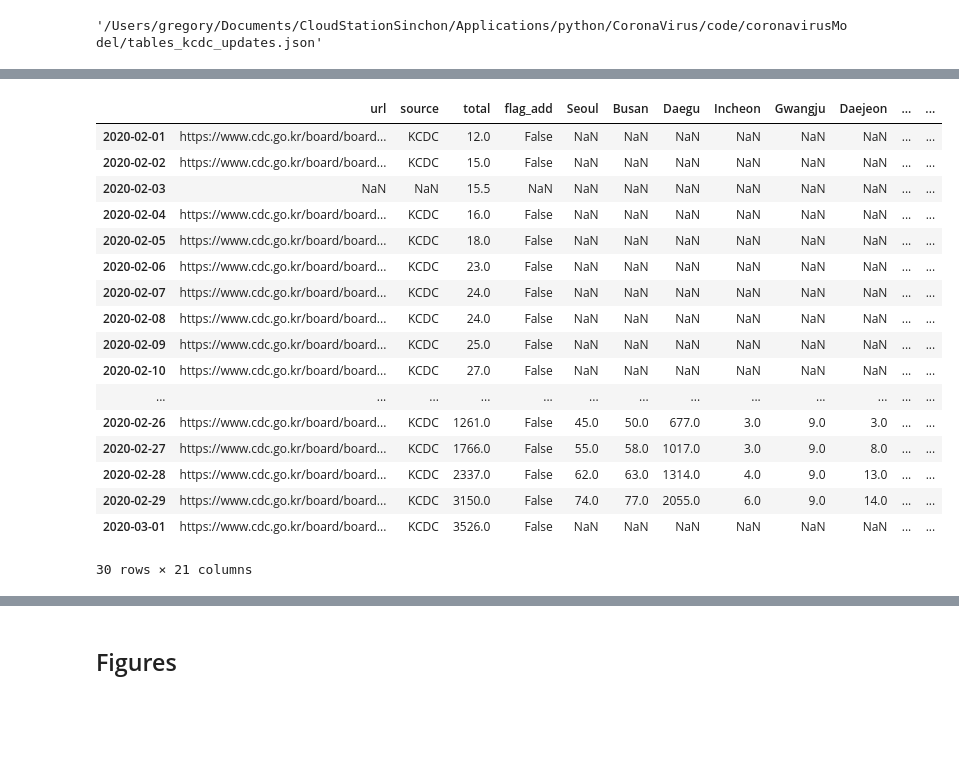
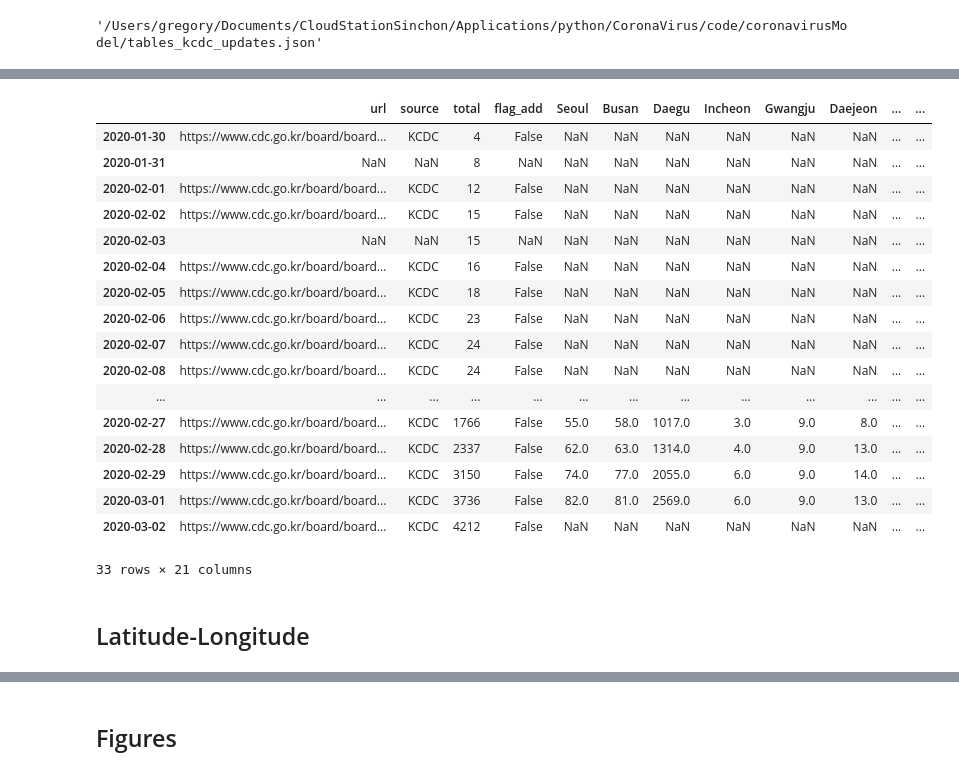
Before and after one commit to jeugregg/coronavirusModel, a Jupyter notebook: ScrapDataFromKoreaNews.ipynb, the cells around one changed output, grey strips where cells are left out. Saved outputs shown, nothing was run; the diff lists cells and outputs as text; code cells hidden in the pictures; blank space fills up the shorter version.

```diff
--- a/ScrapDataFromKoreaNews.ipynb
+++ b/ScrapDataFromKoreaNews.ipynb
@@ -108,3 +112,12 @@ def run_spider(spider):
 
     if result is not None:
         raise result
+# %%
+def convert_int(val_curr):
+    '''
+    To convert in integer if not NaN
+    '''
+    if np.isnan(val_curr):
+        return val_curr
+    else:
+        return int(val_curr)
@@ -777,6 +792,8 @@ def correct_interpol_value(df_in):
                 (0.5*df_kcdc.loc[day_curr_before, list_col] + \
                 0.5*df_kcdc.loc[day_curr_after, list_col]).astype(np.int64,
                                                              errors='ignore')
+    for area_curr in list_col:
+        df_kcdc[area_curr] = df_kcdc[area_curr].apply(convert_int)
     return df_kcdc
 
 
@@ -786,20 +804,22 @@ df_kcdc_interp
 Correction needed for day :  2020-02-03 00:00:00
 Correction needed for day :  2020-02-21 00:00:00
 |  | url | source | total | flag_add | Seoul | Busan | Daegu | Incheon | Gwangju | Daejeon | ... | ... |
-| 2020-02-01 | https://www.cdc.go.kr/board/board... | KCDC | 12.0 | False | NaN | NaN | NaN | NaN | NaN | NaN | ... | ... |
-| 2020-02-02 | https://www.cdc.go.kr/board/board... | KCDC | 15.0 | False | NaN | NaN | NaN | NaN | NaN | NaN | ... | ... |
-| 2020-02-03 | NaN | NaN | 15.5 | NaN | NaN | NaN | NaN | NaN | NaN | NaN | ... | ... |
-| 2020-02-04 | https://www.cdc.go.kr/board/board... | KCDC | 16.0 | False | NaN | NaN | NaN | NaN | NaN | NaN | ... | ... |
-| 2020-02-05 | https://www.cdc.go.kr/board/board... | KCDC | 18.0 | False | NaN | NaN | NaN | NaN | NaN | NaN | ... | ... |
-| 2020-02-06 | https://www.cdc.go.kr/board/board... | KCDC | 23.0 | False | NaN | NaN | NaN | NaN | NaN | NaN | ... | ... |
-| 2020-02-07 | https://www.cdc.go.kr/board/board... | KCDC | 24.0 | False | NaN | NaN | NaN | NaN | NaN | NaN | ... | ... |
-| 2020-02-08 | https://www.cdc.go.kr/board/board... | KCDC | 24.0 | False | NaN | NaN | NaN | NaN | NaN | NaN | ... | ... |
-| 2020-02-09 | https://www.cdc.go.kr/board/board... | KCDC | 25.0 | False | NaN | NaN | NaN | NaN | NaN | NaN | ... | ... |
-| 2020-02-10 | https://www.cdc.go.kr/board/board... | KCDC | 27.0 | False | NaN | NaN | NaN | NaN | NaN | NaN | ... | ... |
+| 2020-01-30 | https://www.cdc.go.kr/board/board... | KCDC | 4 | False | NaN | NaN | NaN | NaN | NaN | NaN | ... | ... |
+| 2020-01-31 | NaN | NaN | 8 | NaN | NaN | NaN | NaN | NaN | NaN | NaN | ... | ... |
+| 2020-02-01 | https://www.cdc.go.kr/board/board... | KCDC | 12 | False | NaN | NaN | NaN | NaN | NaN | NaN | ... | ... |
+| 2020-02-02 | https://www.cdc.go.kr/board/board... | KCDC | 15 | False | NaN | NaN | NaN | NaN | NaN | NaN | ... | ... |
+| 2020-02-03 | NaN | NaN | 15 | NaN | NaN | NaN | NaN | NaN | NaN | NaN | ... | ... |
+| 2020-02-04 | https://www.cdc.go.kr/board/board... | KCDC | 16 | False | NaN | NaN | NaN | NaN | NaN | NaN | ... | ... |
+| 2020-02-05 | https://www.cdc.go.kr/board/board... | KCDC | 18 | False | NaN | NaN | NaN | NaN | NaN | NaN | ... | ... |
+| 2020-02-06 | https://www.cdc.go.kr/board/board... | KCDC | 23 | False | NaN | NaN | NaN | NaN | NaN | NaN | ... | ... |
+| 2020-02-07 | https://www.cdc.go.kr/board/board... | KCDC | 24 | False | NaN | NaN | NaN | NaN | NaN | NaN | ... | ... |
+| 2020-02-08 | https://www.cdc.go.kr/board/board... | KCDC | 24 | False | NaN | NaN | NaN | NaN | NaN | NaN | ... | ... |
 | ... | ... | ... | ... | ... | ... | ... | ... | ... | ... | ... | ... | ... |
-| 2020-02-26 | https://www.cdc.go.kr/board/board... | KCDC | 1261.0 | False | 45.0 | 50.0 | 677.0 | 3.0 | 9.0 | 3.0 | ... | ... |
-| 2020-02-27 | https://www.cdc.go.kr/board/board... | KCDC | 1766.0 | False | 55.0 | 58.0 | 1017.0 | 3.0 | 9.0 | 8.0 | ... | ... |
-| 2020-02-28 | https://www.cdc.go.kr/board/board... | KCDC | 2337.0 | False | 62.0 | 63.0 | 1314.0 | 4.0 | 9.0 | 13.0 | ... | ... |
-| 2020-02-29 | https://www.cdc.go.kr/board/board... | KCDC | 3150.0 | False | 74.0 | 77.0 | 2055.0 | 6.0 | 9.0 | 14.0 | ... | ... |
-| 2020-03-01 | https://www.cdc.go.kr/board/board... | KCDC | 3526.0 | False | NaN | NaN | NaN | NaN | NaN | NaN | ... | ... |
+| 2020-02-27 | https://www.cdc.go.kr/board/board... | KCDC | 1766 | False | 55.0 | 58.0 | 1017.0 | 3.0 | 9.0 | 8.0 | ... | ... |
+| 2020-02-28 | https://www.cdc.go.kr/board/board... | KCDC | 2337 | False | 62.0 | 63.0 | 1314.0 | 4.0 | 9.0 | 13.0 | ... | ... |
+| 2020-02-29 | https://www.cdc.go.kr/board/board... | KCDC | 3150 | False | 74.0 | 77.0 | 2055.0 | 6.0 | 9.0 | 14.0 | ... | ... |
+| 2020-03-01 | https://www.cdc.go.kr/board/board... | KCDC | 3736 | False | 82.0 | 81.0 | 2569.0 | 6.0 | 9.0 | 13.0 | ... | ... |
+| 2020-03-02 | https://www.cdc.go.kr/board/board... | KCDC | 4212 | False | NaN | NaN | NaN | NaN | NaN | NaN | ... | ... |
-30 rows × 21 columns
+33 rows × 21 columns
+# %% [markdown]
+## Latitude-Longitude
```
Also changed, not shown: parts of 43 cells of this notebook.
